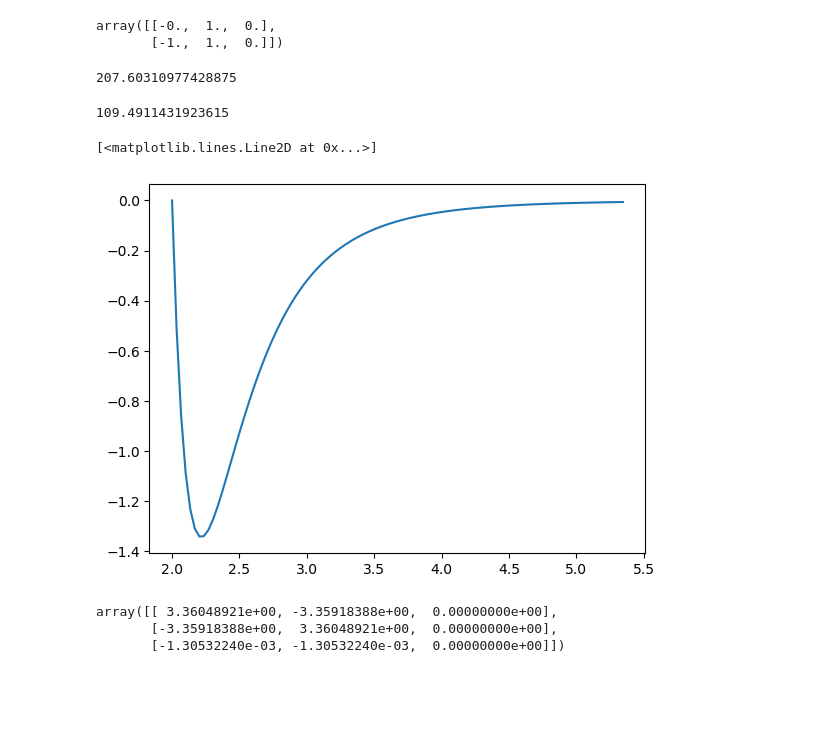
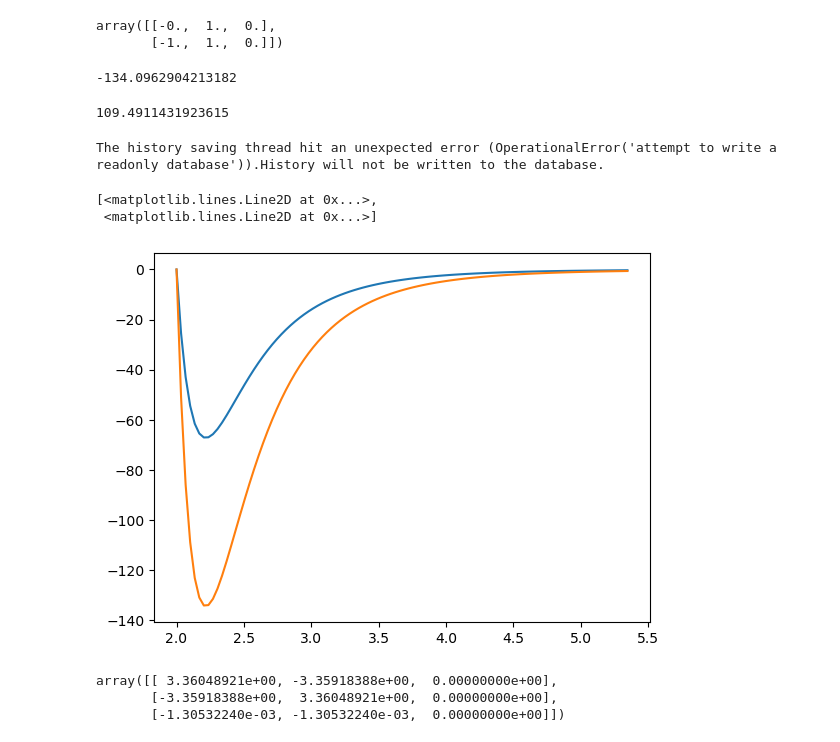
Before and after one commit to dzinty/microswimmers, a Jupyter notebook: many_swimmers_euler.ipynb, the cells around one changed output. Saved outputs shown, nothing was run; the diff lists cells and outputs as text; code cells hidden in the pictures; blank space fills up the shorter version.

```diff
--- a/many_swimmers_euler.ipynb
+++ b/many_swimmers_euler.ipynb
@@ -247,19 +247,21 @@ array([[-0.,  1.,  0.],
 def force(r, epsilon, sigma, delta=1e-6):
     return 24 * epsilon * (2 * sigma ** 12 / (r + delta) ** 13 - sigma ** 6 / (r + delta) ** 7)
 # %%
-force(1.5, 1, sigma_part)
+force(2.2, 100, sigma_part)
 # %% [output]
-207.60310977428875
+-134.0962904213182
 # %%
 force(0.59, 0.01, sigma_wall)
 # %% [output]
 109.4911431923615
 # %%
 rs = np.linspace(2, 3 * sigma_part, 100)
-plt.plot(rs, force(rs, 1, sigma_part))
+plt.plot(rs, force(rs, 50, sigma_part), rs, force(rs, 100, sigma_part))
 # %% [output]
-[<matplotlib.lines.Line2D at 0x...>]
+The history saving thread hit an unexpected error (OperationalError('attempt to write a readonly database')).History will not be written to the database.
+[<matplotlib.lines.Line2D at 0x...>,
+ <matplotlib.lines.Line2D at 0x...>]
-[figure, old version]
+[figure, new version]
 # %%
 def get_wall_force(poses):
     R_norm = np.linalg.norm(poses, axis = 1)
```
